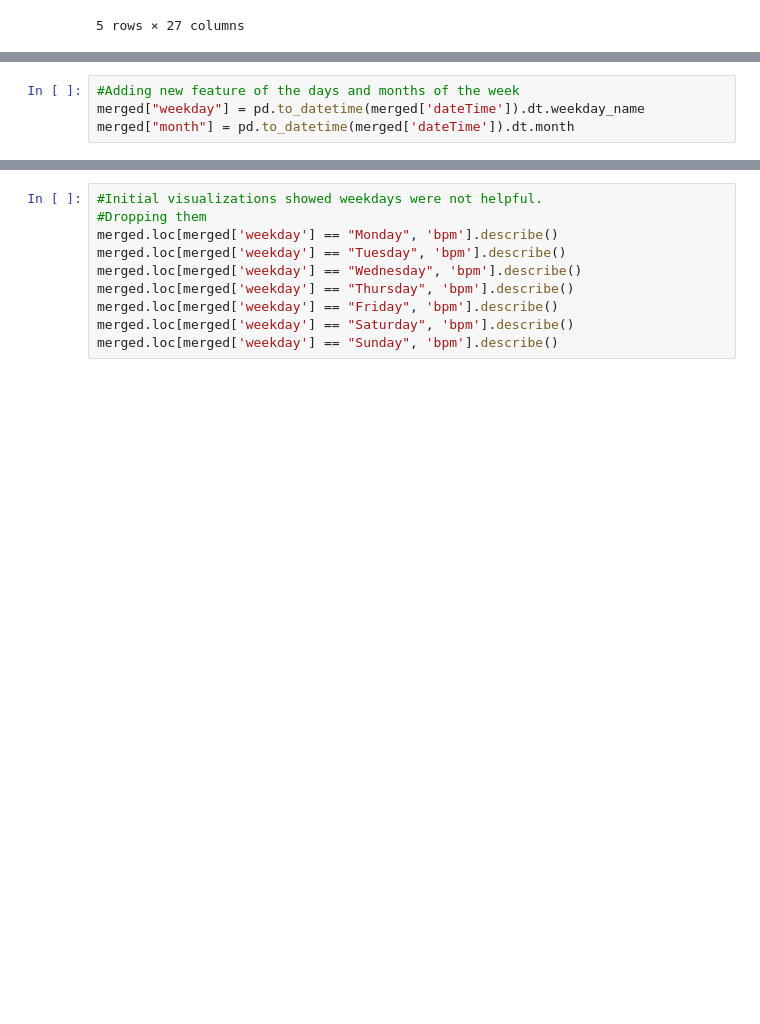
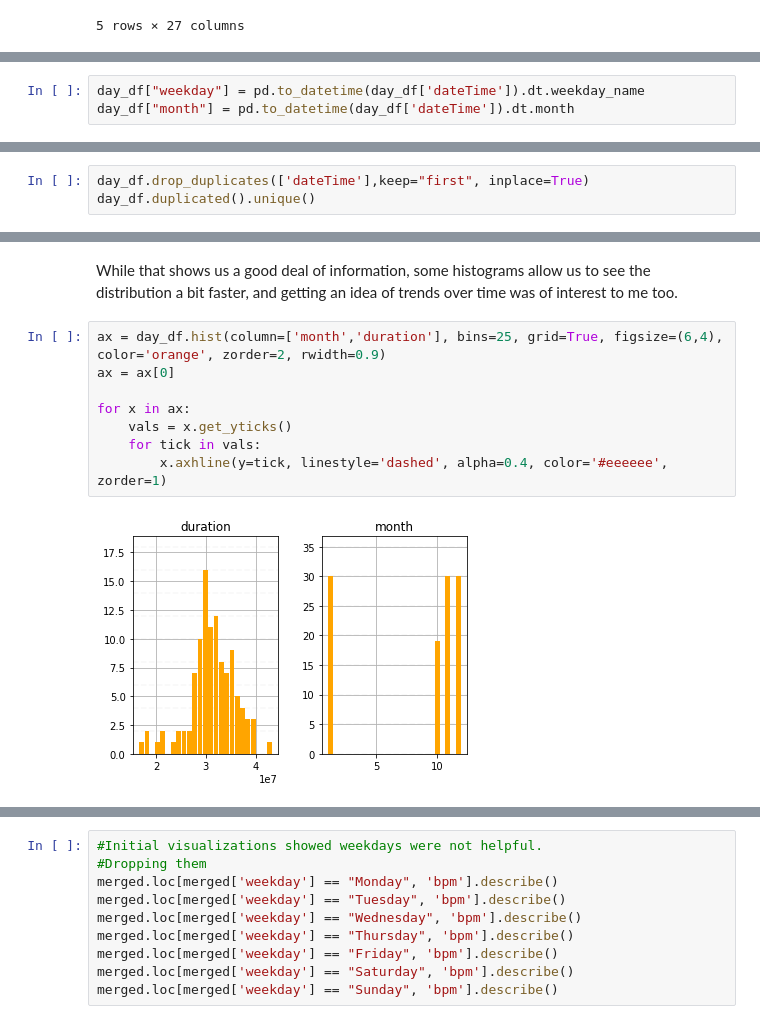
Before and after one commit to ashleygw/health-monitoring, a Jupyter notebook: SleepAndHealthNN.ipynb, the cells around one changed output, grey strips where cells are left out. Cells and saved outputs as stored; diff of their text form; blank space fills up the shorter version.

Commit message:
histograms

```diff
--- a/SleepAndHealthNN.ipynb
+++ b/SleepAndHealthNN.ipynb
@@ -306,4 +265,3 @@ merged.confidence = merged.confidence.interpolate("linear",limit=1000)
 # %%
-#Adding new feature of the days and months of the week
-merged["weekday"] = pd.to_datetime(merged['dateTime']).dt.weekday_name
-merged["month"] = pd.to_datetime(merged['dateTime']).dt.month
+day_df["weekday"] = pd.to_datetime(day_df['dateTime']).dt.weekday_name
+day_df["month"] = pd.to_datetime(day_df['dateTime']).dt.month
@@ -337,0 +270,3 @@ merged = merged.fillna(merged.median())
+# %%
+day_df.drop_duplicates(['dateTime'],keep="first", inplace=True)
+day_df.duplicated().unique()
@@ -337,0 +299,12 @@ merged = merged.fillna(merged.median())
+# %% [markdown]
+While that shows us a good deal of information, some histograms allow us to see the distribution a bit faster, and getting an idea of trends over time was of interest to me too.
+# %%
+ax = day_df.hist(column=['month','duration'], bins=25, grid=True, figsize=(6,4), color='orange', zorder=2, rwidth=0.9)
+ax = ax[0]
+
+for x in ax:
+    vals = x.get_yticks()
+    for tick in vals:
+        x.axhline(y=tick, linestyle='dashed', alpha=0.4, color='#eeeeee', zorder=1)
+# %% [output]
+[figure, added]
```
Also changed, not shown: parts of 31 cells of this notebook.
